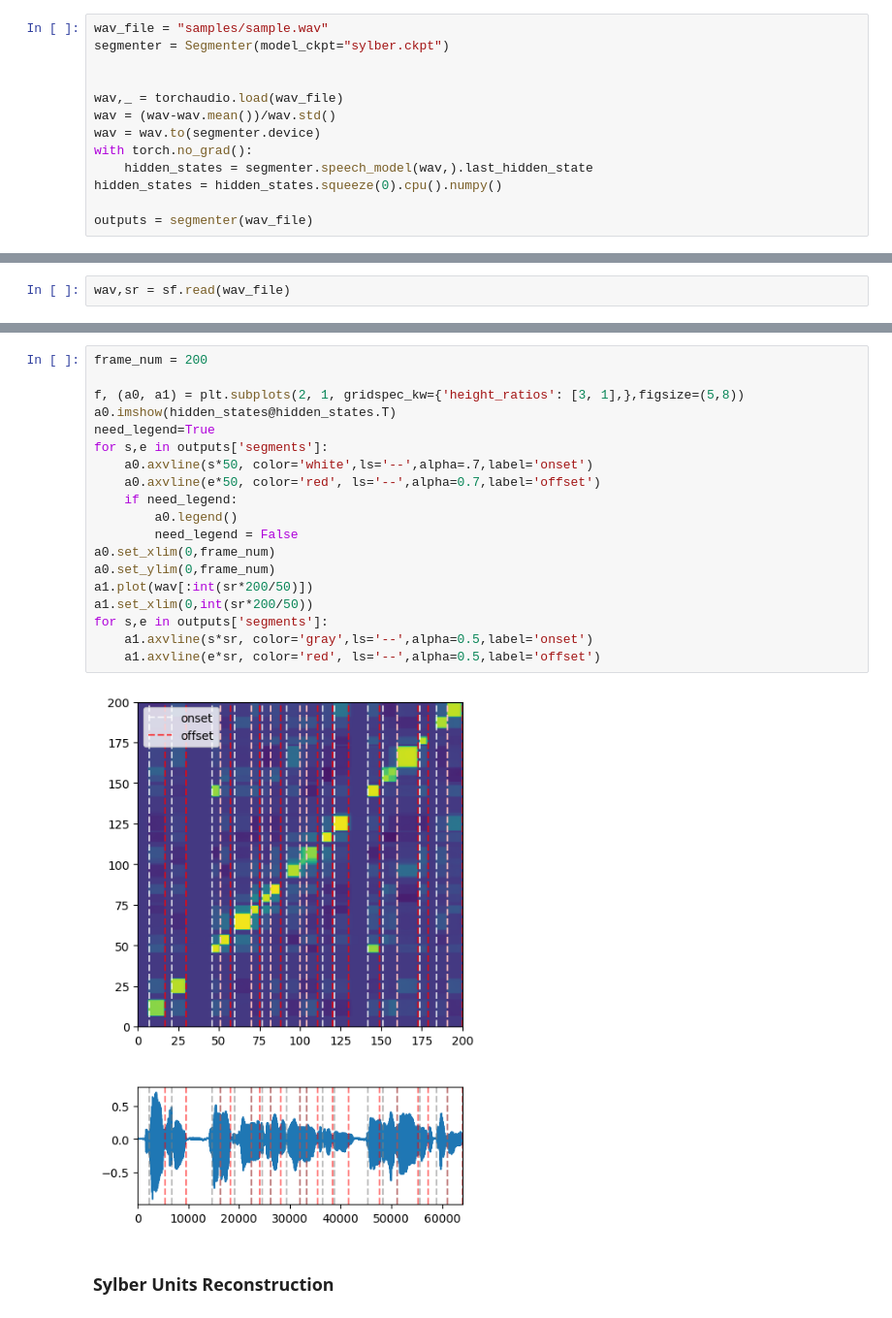
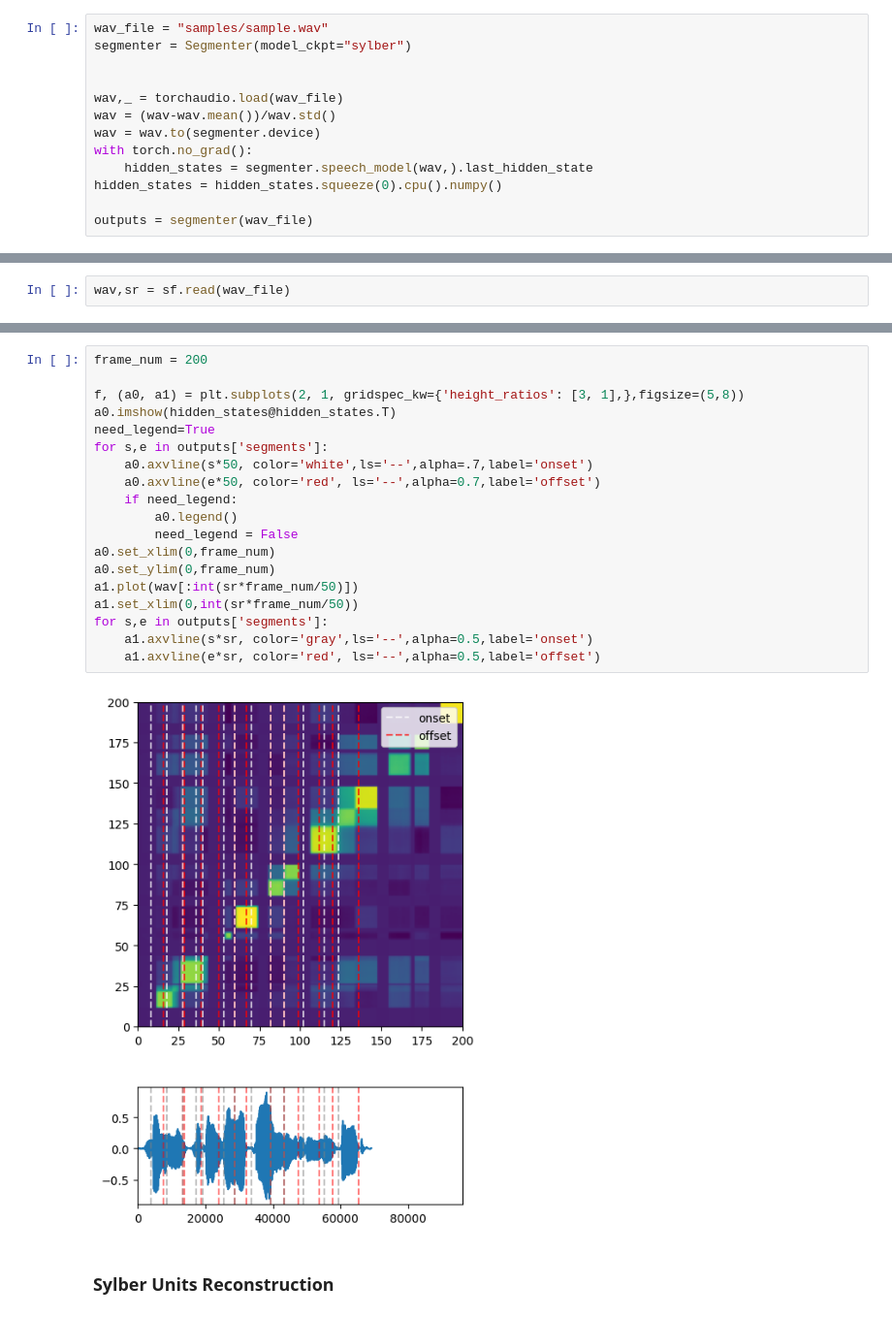
Before and after one commit to Berkeley-Speech-Group/sylber, a Jupyter notebook: demo.ipynb, the cells around one changed output, grey strips where cells are left out. Shown: that part at 97% size. Drawn from its saved outputs; the diff is of its cells as text.

```diff
--- a/demo.ipynb
+++ b/demo.ipynb
@@ -9,7 +9,7 @@ from IPython.display import Audio
 ### Extracting Sylber Units and Visualizing Similarity Matrix
 # %%
 wav_file = "samples/sample.wav"
-segmenter = Segmenter(model_ckpt="sylber.ckpt")
+segmenter = Segmenter(model_ckpt="sylber")
 
 
 wav,_ = torchaudio.load(wav_file)
@@ -31,23 +31,23 @@ Audio(data=wav, rate=sr)
 # %%
 frame_num = 200
 
 f, (a0, a1) = plt.subplots(2, 1, gridspec_kw={'height_ratios': [3, 1],},figsize=(5,8))
 a0.imshow(hidden_states@hidden_states.T)
 need_legend=True
 for s,e in outputs['segments']:
     a0.axvline(s*50, color='white',ls='--',alpha=.7,label='onset')
     a0.axvline(e*50, color='red', ls='--',alpha=0.7,label='offset')
     if need_legend:
         a0.legend()
         need_legend = False
 a0.set_xlim(0,frame_num)
 a0.set_ylim(0,frame_num)
-a1.plot(wav[:int(sr*200/50)])
-a1.set_xlim(0,int(sr*200/50))
+a1.plot(wav[:int(sr*frame_num/50)])
+a1.set_xlim(0,int(sr*frame_num/50))
 for s,e in outputs['segments']:
     a1.axvline(s*sr, color='gray',ls='--',alpha=0.5,label='onset')
     a1.axvline(e*sr, color='red', ls='--',alpha=0.5,label='offset')
 # %% [output]
-[figure, old version]
+[figure, new version]
 # %% [markdown]
 ### Sylber Units Reconstruction
```
Also changed, not shown: parts of 4 cells of this notebook, 17 other files.
